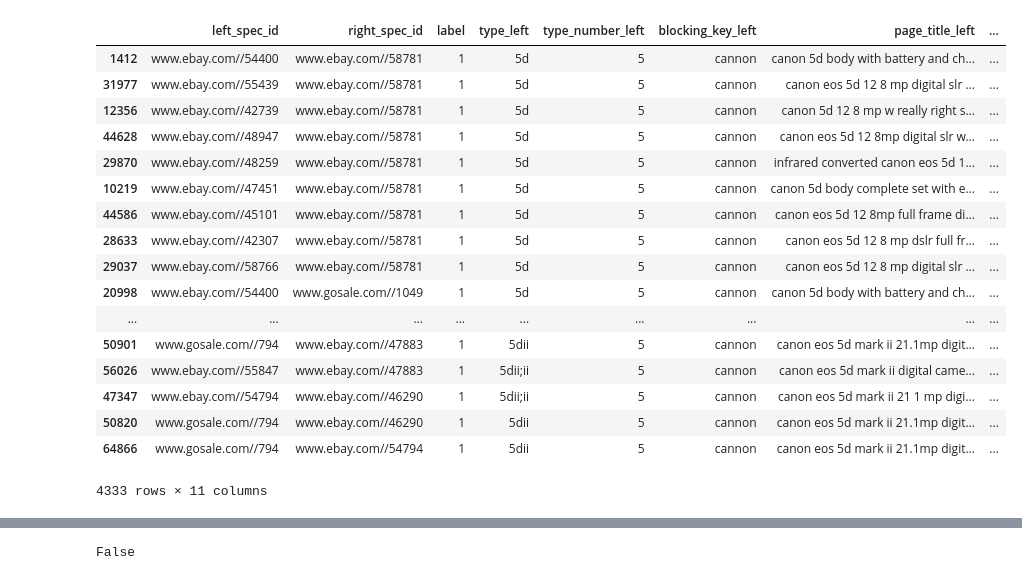
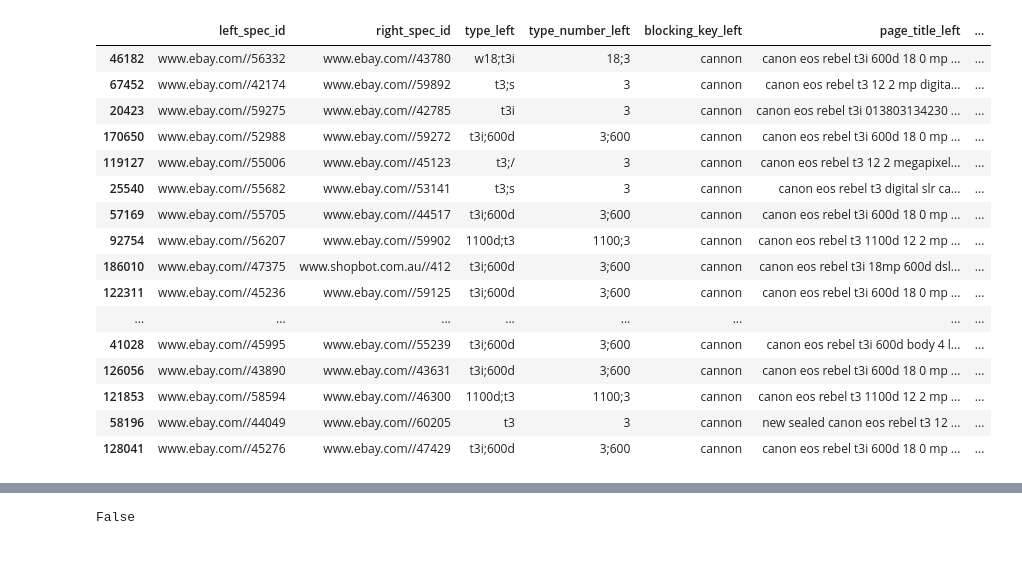
Before and after one commit to greatji/SigmodProgrammingContest2020_code, a Jupyter notebook: Model_1.ipynb, the cells around one changed output, grey strips where cells are left out. Cells and saved outputs as stored; diff of their text form; code cells hidden in the pictures.

```diff
--- a/Model_1.ipynb
+++ b/Model_1.ipynb
@@ -531,12 +531,12 @@ import pandas as pd
 candidates = pd.read_csv('/home/sunji/EM_sigmod/quickstart_package/candidate_pairs_quickstart.csv')
 # structured_data = pd.read_csv('total_with_key_type.csv')
 # %%
-xxxx = pd.read_csv('/home/sunji/EM_sigmod/sigmod_large_labelled_dataset.csv')
+# xxxx = pd.read_csv('/home/sunji/EM_sigmod/sigmod_large_labelled_dataset.csv')
 # xxxx = pd.read_csv('/home/sunji/EM_sigmod/quickstart_package/output/submission.csv')
-# xxxx = pd.read_csv('/home/sunji/EM_sigmod/submit_v18.csv')
+xxxx = pd.read_csv('/home/sunji/EM_sigmod/submit_v19.csv')
 # xxxx.columns = ['left_spec_id', 'right_spec_id', 'left_spec_title', 'right_spec_title']
 # %%
-xxxx = candidates.join(structured_data[['type', 'type_number', 'blocking_key', 'page_title']], on='left_spec_id', how='inner').join(structured_data[['type', 'type_number', 'blocking_key', 'page_title']], on='right_spec_id', how='inner', lsuffix='_left', rsuffix='_right')
+xxxx = xxxx.join(structured_data[['type', 'type_number', 'blocking_key', 'page_title']], on='left_spec_id', how='inner').join(structured_data[['type', 'type_number', 'blocking_key', 'page_title']], on='right_spec_id', how='inner', lsuffix='_left', rsuffix='_right')
 # %%
 xxxx.to_csv('/home/sunji/EM_sigmod/quickstart_package/label_pairs_with_key_type.csv', index=False)
 # %%
@@ -569,24 +568,23 @@ xxxx
 # %%
-xxxx[xxxx['type_left'].str.startswith('5d') & xxxx['type_right'].str.startswith('5d')]
+xxxx[xxxx['type_left'].str.startswith('t3') | xxxx['type_right'].str.startswith('t3')].sample(50)
 # %% [output]
-|  | left_spec_id | right_spec_id | label | type_left | type_number_left | blocking_key_left | page_title_left | ... |
-| 1412 | www.ebay.com//54400 | www.ebay.com//58781 | 1 | 5d | 5 | cannon | canon 5d body with battery and ch... | ... |
-| 31977 | www.ebay.com//55439 | www.ebay.com//58781 | 1 | 5d | 5 | cannon | canon eos 5d 12 8 mp digital slr ... | ... |
-| 12356 | www.ebay.com//42739 | www.ebay.com//58781 | 1 | 5d | 5 | cannon | canon 5d 12 8 mp w really right s... | ... |
-| 44628 | www.ebay.com//48947 | www.ebay.com//58781 | 1 | 5d | 5 | cannon | canon eos 5d 12 8mp digital slr w... | ... |
-| 29870 | www.ebay.com//48259 | www.ebay.com//58781 | 1 | 5d | 5 | cannon | infrared converted canon eos 5d 1... | ... |
-| 10219 | www.ebay.com//47451 | www.ebay.com//58781 | 1 | 5d | 5 | cannon | canon 5d body complete set with e... | ... |
-| 44586 | www.ebay.com//45101 | www.ebay.com//58781 | 1 | 5d | 5 | cannon | canon eos 5d 12 8mp full frame di... | ... |
-| 28633 | www.ebay.com//42307 | www.ebay.com//58781 | 1 | 5d | 5 | cannon | canon eos 5d 12 8 mp dslr full fr... | ... |
-| 29037 | www.ebay.com//58766 | www.ebay.com//58781 | 1 | 5d | 5 | cannon | canon eos 5d 12 8 mp digital slr ... | ... |
-| 20998 | www.ebay.com//54400 | www.gosale.com//1049 | 1 | 5d | 5 | cannon | canon 5d body with battery and ch... | ... |
-| ... | ... | ... | ... | ... | ... | ... | ... | ... |
-| 50901 | www.gosale.com//794 | www.ebay.com//47883 | 1 | 5dii | 5 | cannon | canon eos 5d mark ii 21.1mp digit... | ... |
-| 56026 | www.ebay.com//55847 | www.ebay.com//47883 | 1 | 5dii;ii | 5 | cannon | canon eos 5d mark ii digital came... | ... |
-| 47347 | www.ebay.com//54794 | www.ebay.com//46290 | 1 | 5dii;ii | 5 | cannon | canon eos 5d mark ii 21 1 mp digi... | ... |
-| 50820 | www.gosale.com//794 | www.ebay.com//46290 | 1 | 5dii | 5 | cannon | canon eos 5d mark ii 21.1mp digit... | ... |
-| 64866 | www.gosale.com//794 | www.ebay.com//54794 | 1 | 5dii | 5 | cannon | canon eos 5d mark ii 21.1mp digit... | ... |
+|  | left_spec_id | right_spec_id | type_left | type_number_left | blocking_key_left | page_title_left | ... |
+| 46182 | www.ebay.com//56332 | www.ebay.com//43780 | w18;t3i | 18;3 | cannon | canon eos rebel t3i 600d 18 0 mp ... | ... |
+| 67452 | www.ebay.com//42174 | www.ebay.com//59892 | t3;s | 3 | cannon | canon eos rebel t3 12 2 mp digita... | ... |
+| 20423 | www.ebay.com//59275 | www.ebay.com//42785 | t3i | 3 | cannon | canon eos rebel t3i 013803134230 ... | ... |
+| 170650 | www.ebay.com//52988 | www.ebay.com//59272 | t3i;600d | 3;600 | cannon | canon eos rebel t3i 600d 18 0 mp ... | ... |
+| 119127 | www.ebay.com//55006 | www.ebay.com//45123 | t3;/ | 3 | cannon | canon eos rebel t3 12 2 megapixel... | ... |
+| 25540 | www.ebay.com//55682 | www.ebay.com//53141 | t3;s | 3 | cannon | canon eos rebel t3 digital slr ca... | ... |
+| 57169 | www.ebay.com//55705 | www.ebay.com//44517 | t3i;600d | 3;600 | cannon | canon eos rebel t3i 600d 18 0 mp ... | ... |
+| 92754 | www.ebay.com//56207 | www.ebay.com//59902 | 1100d;t3 | 1100;3 | cannon | canon eos rebel t3 1100d 12 2 mp ... | ... |
+| 186010 | www.ebay.com//47375 | www.shopbot.com.au//412 | t3i;600d | 3;600 | cannon | canon eos rebel t3i 18mp 600d dsl... | ... |
+| 122311 | www.ebay.com//45236 | www.ebay.com//59125 | t3i;600d | 3;600 | cannon | canon eos rebel t3i 600d 18 0 mp ... | ... |
+| ... | ... | ... | ... | ... | ... | ... | ... |
+| 41028 | www.ebay.com//45995 | www.ebay.com//55239 | t3i;600d | 3;600 | cannon | canon eos rebel t3i 600d body 4 l... | ... |
+| 126056 | www.ebay.com//43890 | www.ebay.com//43631 | t3i;600d | 3;600 | cannon | canon eos rebel t3i 600d 18 0 mp ... | ... |
+| 121853 | www.ebay.com//58594 | www.ebay.com//46300 | 1100d;t3 | 1100;3 | cannon | canon eos rebel t3 1100d 12 2 mp ... | ... |
+| 58196 | www.ebay.com//44049 | www.ebay.com//60205 | t3 | 3 | cannon | new sealed canon eos rebel t3 12 ... | ... |
+| 128041 | www.ebay.com//45276 | www.ebay.com//47429 | t3i;600d | 3;600 | cannon | canon eos rebel t3i 600d 18 0 mp ... | ... |
-4333 rows × 11 columns
 # %%
 xxxx.sample(50)
 # %% [output]
```
Also changed, not shown: parts of 3 cells of this notebook, 1 other file.
